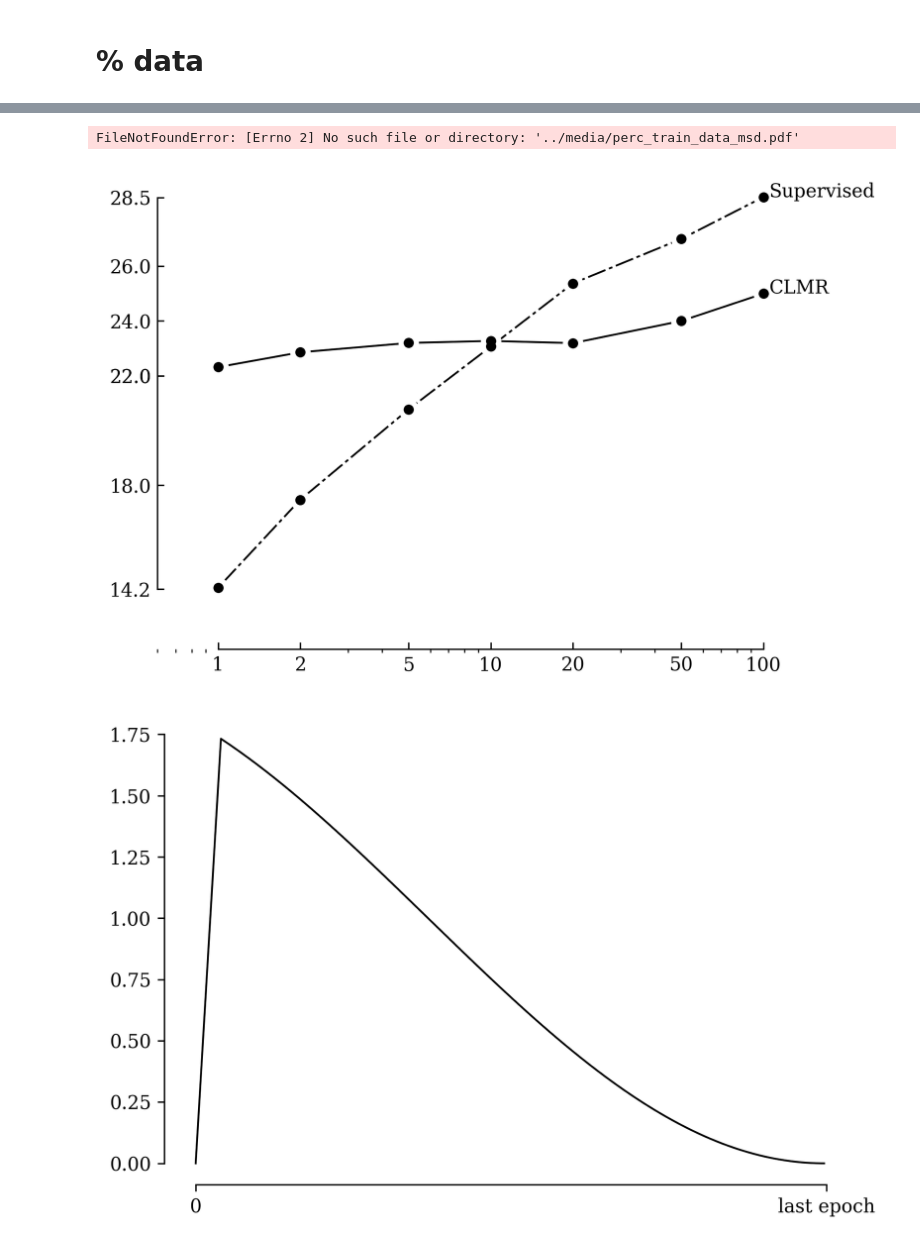
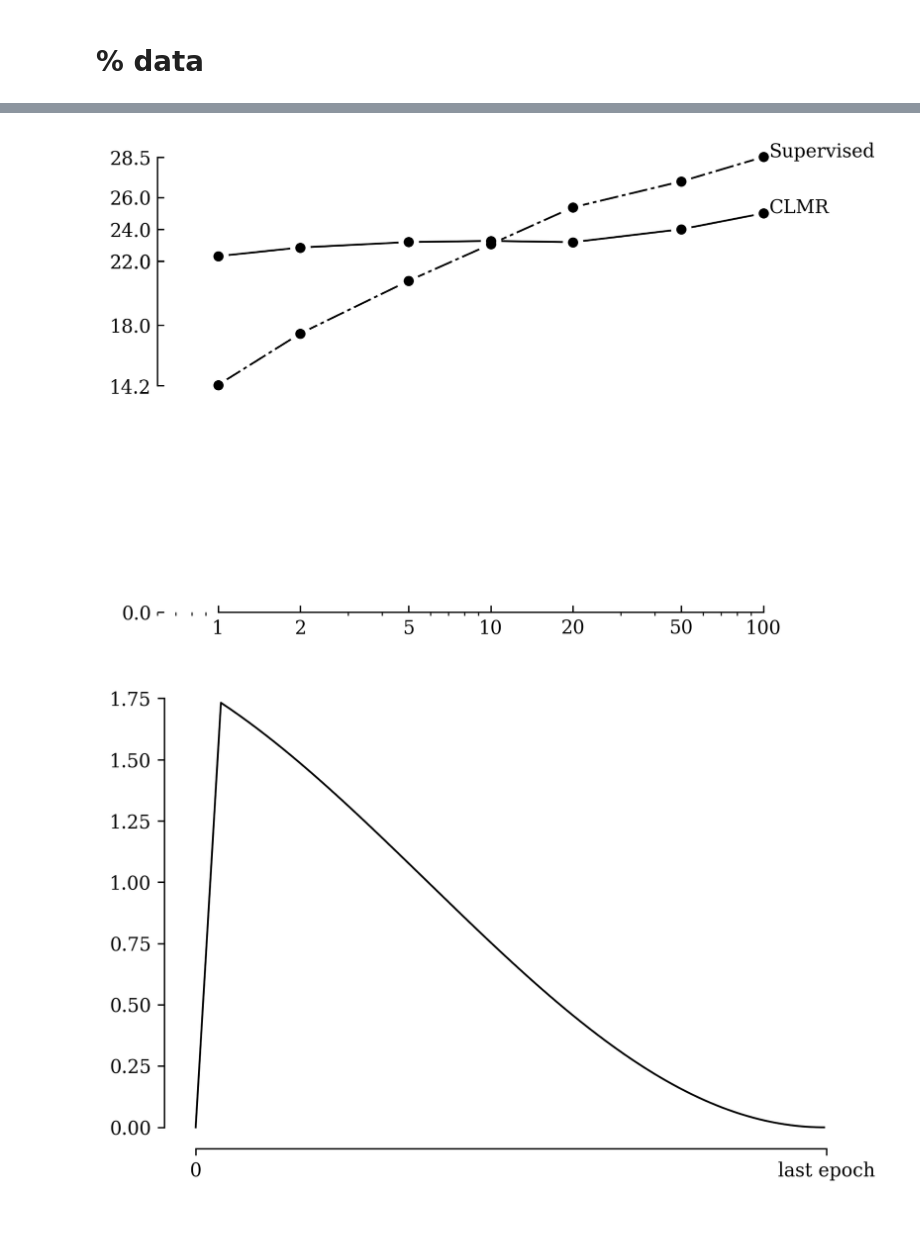
Before and after one commit to Spijkervet/CLMR, a Jupyter notebook: notebooks/paper figures.ipynb, the cells around one changed output, grey strips where cells are left out. Saved outputs shown, nothing was run; the diff lists cells and outputs as text; code cells hidden in the pictures.

```diff
--- a/notebooks/paper figures.ipynb
+++ b/notebooks/paper figures.ipynb
@@ -421,37 +433,36 @@ ax.scatter(x, y_supervised, color='black', s=20, zorder=3)
 ax.plot(x, y_clmr, linestyle='-', color='black', linewidth=1, zorder=1)
 ax.scatter(x, y_clmr, color='white', s=100, zorder=2)
 ax.scatter(x, y_clmr, color='black', s=20, zorder=3)
 
 ax.set_xlim(0.6)
 ax.set_ylim(12)
 
 # tufte
 # Remove axis lines.
 ax.spines['top'].set_visible(False)
 ax.spines['right'].set_visible(False)
 
 # Set spine extent.
 ax.spines['bottom'].set_bounds(1, 100)
 ax.spines['left'].set_bounds(round(max(y_supervised), 1), round(min(y_supervised), 1))
 
 # Reduce tick spacing.
 ax.yaxis.set_major_locator(ticker.MultipleLocator(base=25))
 ax.tick_params(direction='in')
 
 ax.set_xscale("log")
 ax.set_xticks(x)
 ax.get_xaxis().set_major_formatter(matplotlib.ticker.ScalarFormatter())
-ax.set_yticks([round(min(y_supervised), 1), 18, 22, 26, 22, 24, round(max(y_supervised), 1)])
+ax.set_yticks([0, round(min(y_supervised), 1), 18, 22, 26, 22, 24, round(max(y_supervised), 1)])
 
 ax.annotate("CLMR", (105, max(y_clmr)))
 ax.annotate("Supervised", (105, max(y_supervised)))
 
 plt.tight_layout()
-plt.savefig("../media/perc_train_data_msd.pdf")
+plt.savefig("./media/perc_train_data_msd.pdf")
 plt.show()
 # %% [output]
-FileNotFoundError: [Errno 2] No such file or directory: '../media/perc_train_data_msd.pdf'
-[figure, old version]
+[figure, new version]
 # %%
 import matplotlib
 fig, ax = plt.subplots(dpi=300)
```
Also changed, not shown: parts of 7 cells of this notebook, 11 other files.
